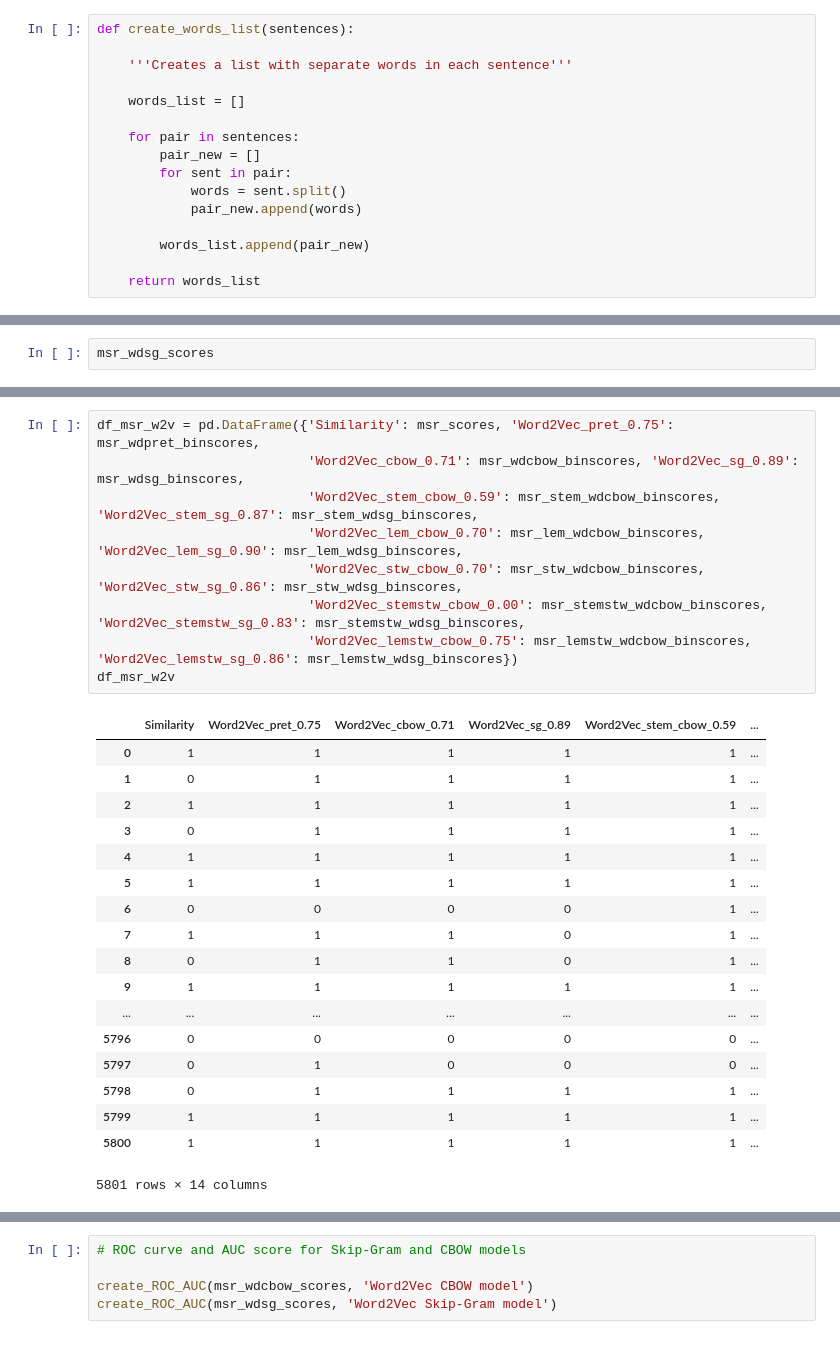
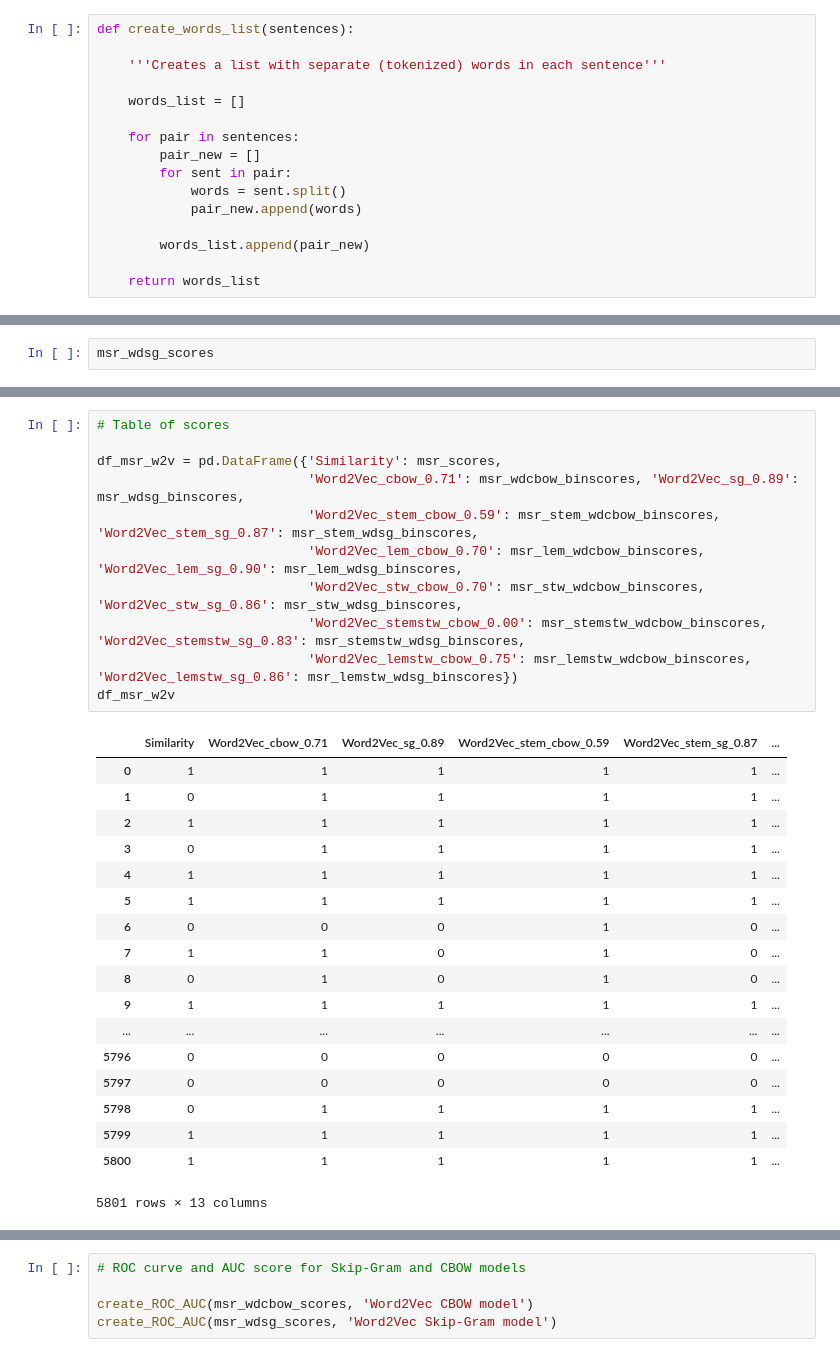
Before and after one commit to mar00nie/NLP-Text-Similarity, a Jupyter notebook: Text_Analysis_v2.ipynb, the cells around one changed output, grey strips where cells are left out. Drawn from its saved outputs; the diff is of its cells as text.

```diff
--- a/Text_Analysis_v2.ipynb
+++ b/Text_Analysis_v2.ipynb
@@ -1130,7 +1244,7 @@ create_ROC_AUC(msr_tfidf_stem_scores[0], 'TF-IDF stemmed unigram model')
 # %%
 def create_words_list(sentences):
 
-    '''Creates a list with separate words in each sentence'''
+    '''Creates a list with separate (tokenized) words in each sentence'''
 
     words_list = []
 
@@ -1513,33 +1687,35 @@ msr_stemstw_wdsg_binscores = convert_scores_to_binary(msr_stemstw_wdsg_scores, 0
 msr_lemstw_wdcbow_binscores = convert_scores_to_binary(msr_lemstw_wdcbow_scores, 0.75)
 msr_lemstw_wdsg_binscores = convert_scores_to_binary(msr_lemstw_wdsg_scores, 0.86)
 # %%
-df_msr_w2v = pd.DataFrame({'Similarity': msr_scores, 'Word2Vec_pret_0.75': msr_wdpret_binscores,
+# Table of scores
+
+df_msr_w2v = pd.DataFrame({'Similarity': msr_scores,
                            'Word2Vec_cbow_0.71': msr_wdcbow_binscores, 'Word2Vec_sg_0.89': msr_wdsg_binscores,
                            'Word2Vec_stem_cbow_0.59': msr_stem_wdcbow_binscores, 'Word2Vec_stem_sg_0.87': msr_stem_wdsg_binscores,
                            'Word2Vec_lem_cbow_0.70': msr_lem_wdcbow_binscores, 'Word2Vec_lem_sg_0.90': msr_lem_wdsg_binscores,
                            'Word2Vec_stw_cbow_0.70': msr_stw_wdcbow_binscores, 'Word2Vec_stw_sg_0.86': msr_stw_wdsg_binscores,
                            'Word2Vec_stemstw_cbow_0.00': msr_stemstw_wdcbow_binscores, 'Word2Vec_stemstw_sg_0.83': msr_stemstw_wdsg_binscores,
                            'Word2Vec_lemstw_cbow_0.75': msr_lemstw_wdcbow_binscores, 'Word2Vec_lemstw_sg_0.86': msr_lemstw_wdsg_binscores})
 df_msr_w2v
 # %% [output]
-|  | Similarity | Word2Vec_pret_0.75 | Word2Vec_cbow_0.71 | Word2Vec_sg_0.89 | Word2Vec_stem_cbow_0.59 | ... |
+|  | Similarity | Word2Vec_cbow_0.71 | Word2Vec_sg_0.89 | Word2Vec_stem_cbow_0.59 | Word2Vec_stem_sg_0.87 | ... |
 | 0 | 1 | 1 | 1 | 1 | 1 | ... |
 | 1 | 0 | 1 | 1 | 1 | 1 | ... |
 | 2 | 1 | 1 | 1 | 1 | 1 | ... |
 | 3 | 0 | 1 | 1 | 1 | 1 | ... |
 | 4 | 1 | 1 | 1 | 1 | 1 | ... |
 | 5 | 1 | 1 | 1 | 1 | 1 | ... |
-| 6 | 0 | 0 | 0 | 0 | 1 | ... |
-| 7 | 1 | 1 | 1 | 0 | 1 | ... |
-| 8 | 0 | 1 | 1 | 0 | 1 | ... |
+| 6 | 0 | 0 | 0 | 1 | 0 | ... |
+| 7 | 1 | 1 | 0 | 1 | 0 | ... |
+| 8 | 0 | 1 | 0 | 1 | 0 | ... |
 | 9 | 1 | 1 | 1 | 1 | 1 | ... |
 | ... | ... | ... | ... | ... | ... | ... |
 | 5796 | 0 | 0 | 0 | 0 | 0 | ... |
-| 5797 | 0 | 1 | 0 | 0 | 0 | ... |
+| 5797 | 0 | 0 | 0 | 0 | 0 | ... |
 | 5798 | 0 | 1 | 1 | 1 | 1 | ... |
 | 5799 | 1 | 1 | 1 | 1 | 1 | ... |
 | 5800 | 1 | 1 | 1 | 1 | 1 | ... |
-5801 rows × 14 columns
+5801 rows × 13 columns
 # %%
 # Confusion matrices
 
```
Also changed, not shown: parts of 50 cells of this notebook.
